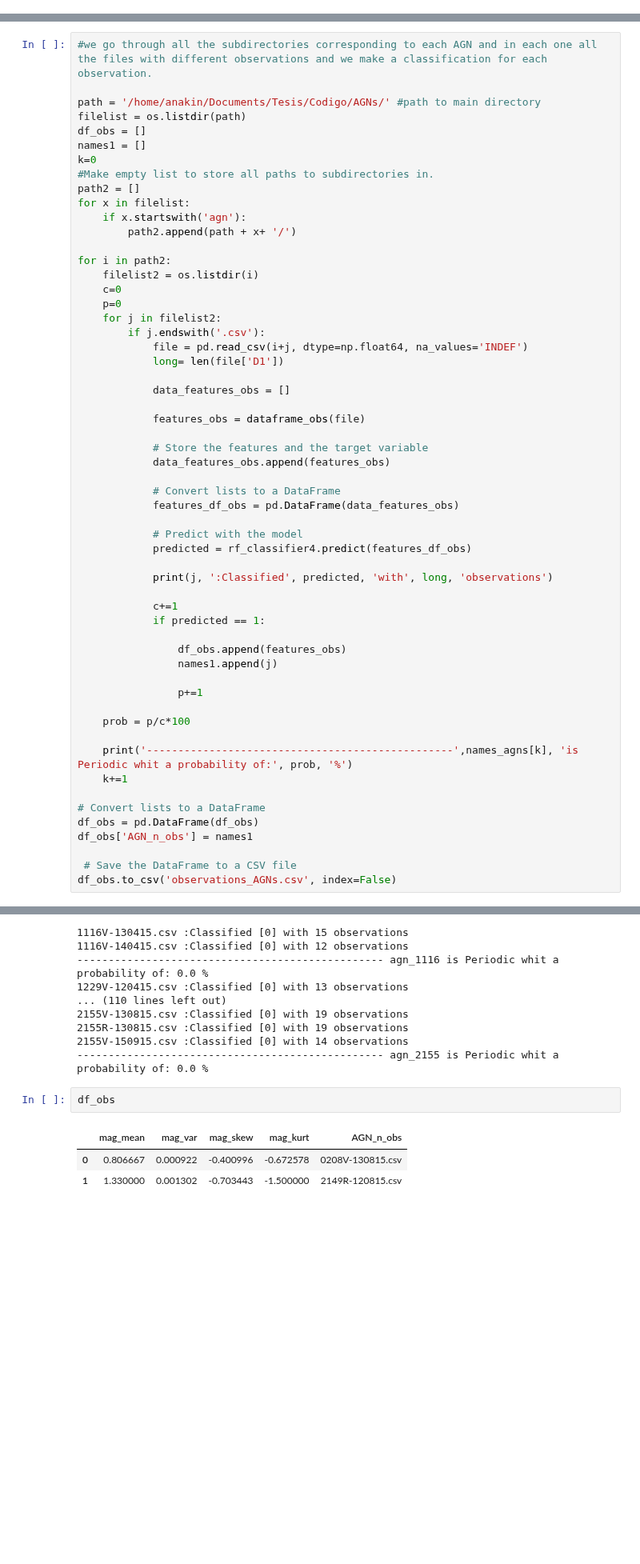
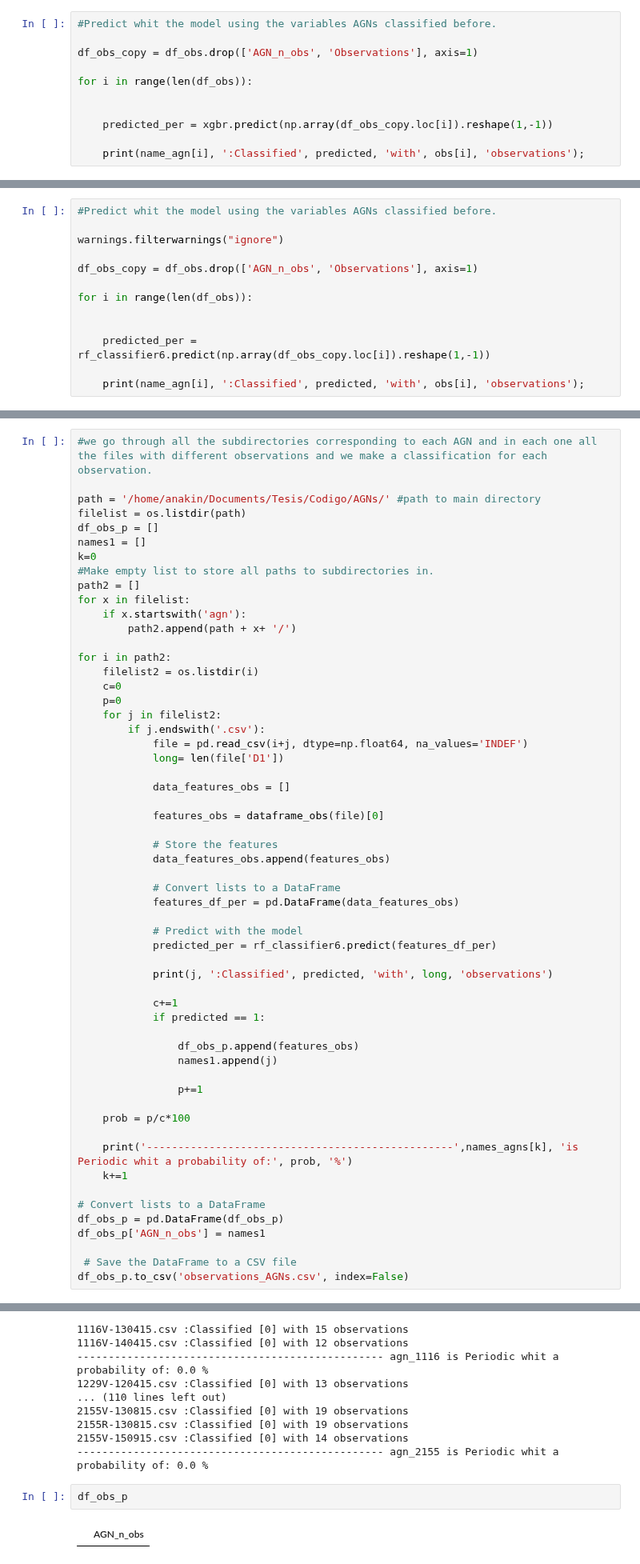
Before and after one commit to manulv96/Tesis, a Jupyter notebook: AGNs_classification.ipynb, the cells around one changed output, grey strips where cells are left out. Shown at 80% size. Saved outputs shown, nothing was run; the diff lists cells and outputs as text; blank space fills up the shorter version.

```diff
--- a/AGNs_classification.ipynb
+++ b/AGNs_classification.ipynb
@@ -1430,0 +1607,11 @@ weighted avg       1.00      1.00      1.00      3120
+# %%
+#Predict whit the model using the variables AGNs classified before.
+
+df_obs_copy = df_obs.drop(['AGN_n_obs', 'Observations'], axis=1)
+
+for i in range(len(df_obs)):
+
+
+    predicted_per = xgbr.predict(np.array(df_obs_copy.loc[i]).reshape(1,-1))
+
+    print(name_agn[i], ':Classified', predicted, 'with', obs[i], 'observations');
@@ -1430,0 +1705,13 @@ weighted avg       1.00      1.00      1.00      3120
+# %%
+#Predict whit the model using the variables AGNs classified before.
+
+warnings.filterwarnings("ignore")
+
+df_obs_copy = df_obs.drop(['AGN_n_obs', 'Observations'], axis=1)
+
+for i in range(len(df_obs)):
+
+
+    predicted_per = rf_classifier6.predict(np.array(df_obs_copy.loc[i]).reshape(1,-1))
+
+    print(name_agn[i], ':Classified', predicted, 'with', obs[i], 'observations');
@@ -1433,7 +1730,7 @@ weighted avg       1.00      1.00      1.00      3120
 
 path = '/home/anakin/Documents/Tesis/Codigo/AGNs/' #path to main directory
 filelist = os.listdir(path)
-df_obs = []
+df_obs_p = []
 names1 = []
 k=0
 #Make empty list to store all paths to subdirectories in.
@@ -1453,23 +1750,23 @@ for i in path2:
 
             data_features_obs = []
 
-            features_obs = dataframe_obs(file)
+            features_obs = dataframe_obs(file)[0]
 
-            # Store the features and the target variable
+            # Store the features
             data_features_obs.append(features_obs)
 
             # Convert lists to a DataFrame
-            features_df_obs = pd.DataFrame(data_features_obs)
+            features_df_per = pd.DataFrame(data_features_obs)
 
             # Predict with the model
-            predicted = rf_classifier4.predict(features_df_obs)
+            predicted_per = rf_classifier6.predict(features_df_per)
 
             print(j, ':Classified', predicted, 'with', long, 'observations')
 
             c+=1
             if predicted == 1:
 
-                df_obs.append(features_obs)
+                df_obs_p.append(features_obs)
                 names1.append(j)
 
                 p+=1
@@ -1480,11 +1777,11 @@ for i in path2:
     k+=1
 
 # Convert lists to a DataFrame
-df_obs = pd.DataFrame(df_obs)
-df_obs['AGN_n_obs'] = names1
+df_obs_p = pd.DataFrame(df_obs_p)
+df_obs_p['AGN_n_obs'] = names1
 
  # Save the DataFrame to a CSV file
-df_obs.to_csv('observations_AGNs.csv', index=False)
+df_obs_p.to_csv('observations_AGNs.csv', index=False)
 # %% [output]
 1424R-140415.csv :Classified [0] with 9 observations
 1424V-140415.csv :Classified [0] with 9 observations
@@ -1504,8 +1801,6 @@ df_obs.to_csv('observations_AGNs.csv', index=False)
 2155V-150915.csv :Classified [0] with 14 observations
 ------------------------------------------------- agn_2155 is Periodic whit a probability of: 0.0 %
 # %%
-df_obs
+df_obs_p
 # %% [output]
-|  | mag_mean | mag_var | mag_skew | mag_kurt | AGN_n_obs |
-| 0 | 0.806667 | 0.000922 | -0.400996 | -0.672578 | 0208V-130815.csv |
-| 1 | 1.330000 | 0.001302 | -0.703443 | -1.500000 | 2149R-120815.csv |
+|  | AGN_n_obs |
```
Also changed, not shown: parts of 123 cells of this notebook.
